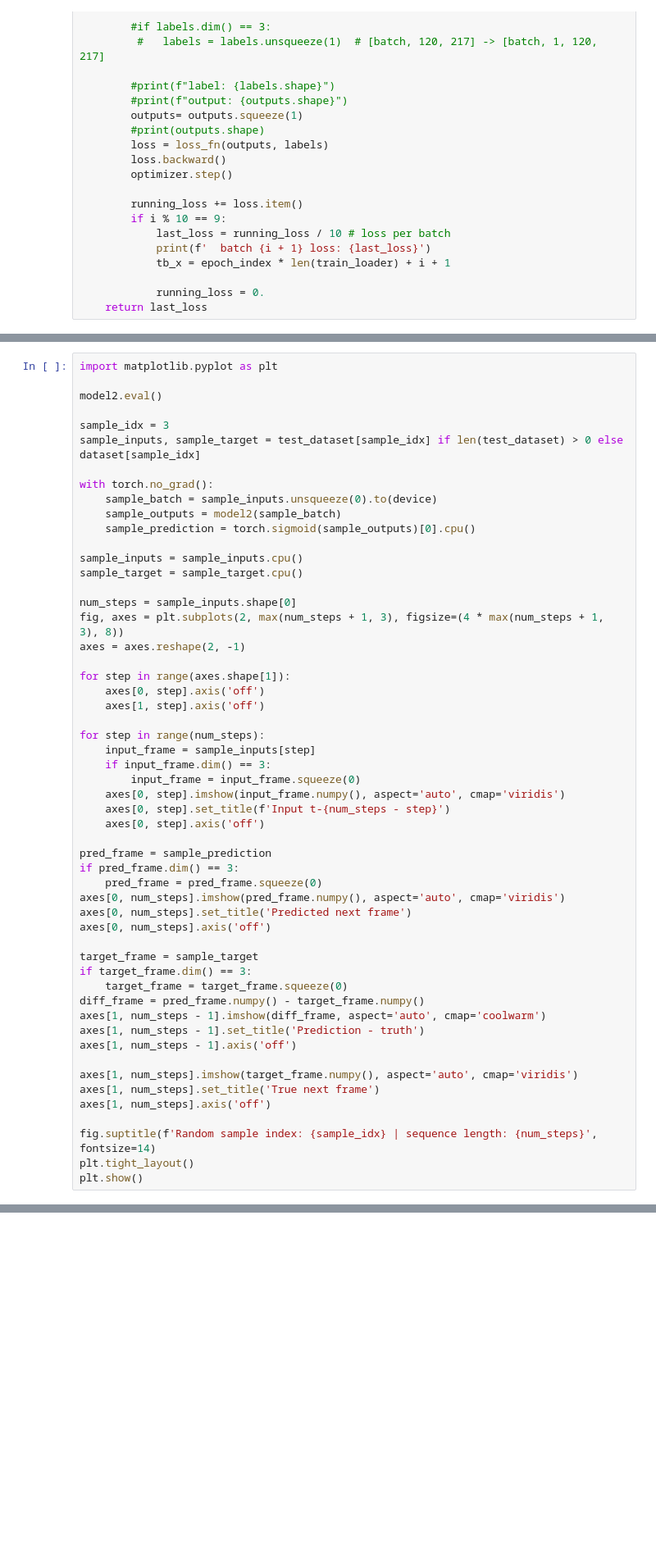
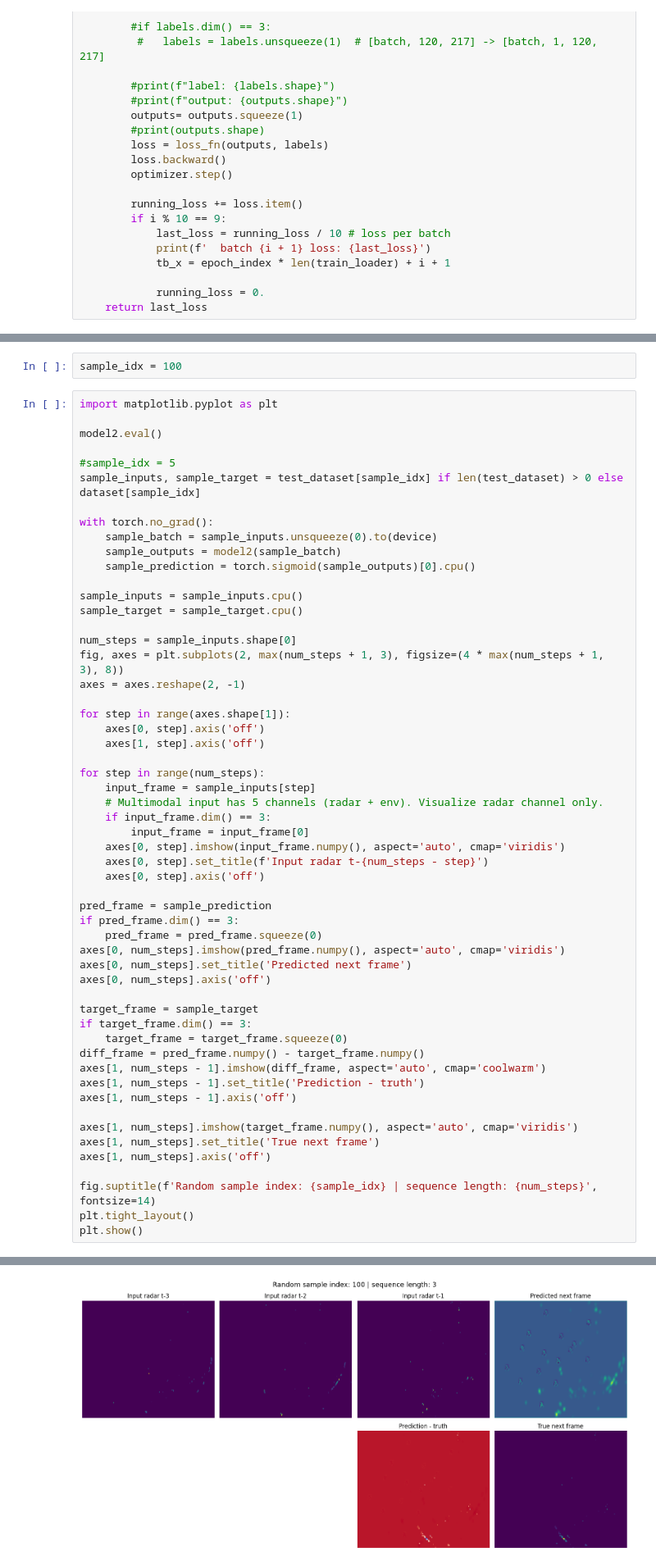
Before and after one commit to ilove-datascience/rainraingoaway, a Jupyter notebook: src/test_multimodal_convlstm.ipynb, the cells around one changed output, grey strips where cells are left out. Shown at 82% size. Saved outputs shown, nothing was run; the diff lists cells and outputs as text; blank space fills up the shorter version.

```diff
--- a/src/test_multimodal_convlstm.ipynb
+++ b/src/test_multimodal_convlstm.ipynb
@@ -424,9 +366,11 @@ plt.show()
+# %%
+sample_idx = 100
 # %%
 import matplotlib.pyplot as plt
 
 model2.eval()
 
-sample_idx = 3
+#sample_idx = 5
 sample_inputs, sample_target = test_dataset[sample_idx] if len(test_dataset) > 0 else dataset[sample_idx]
 
 with torch.no_grad():
@@ -447,10 +391,11 @@ for step in range(axes.shape[1]):
 
 for step in range(num_steps):
     input_frame = sample_inputs[step]
+    # Multimodal input has 5 channels (radar + env). Visualize radar channel only.
     if input_frame.dim() == 3:
-        input_frame = input_frame.squeeze(0)
+        input_frame = input_frame[0]
     axes[0, step].imshow(input_frame.numpy(), aspect='auto', cmap='viridis')
-    axes[0, step].set_title(f'Input t-{num_steps - step}')
+    axes[0, step].set_title(f'Input radar t-{num_steps - step}')
     axes[0, step].axis('off')
 
 pred_frame = sample_prediction
@@ -480,3 +424,4 @@ TypeError: Invalid shape (5, 120, 217) for image data
+[figure, added]
 # %%
 from pathlib import Path
 from datetime import datetime
```
Also changed, not shown: parts of 12 cells of this notebook, 11 other files.
